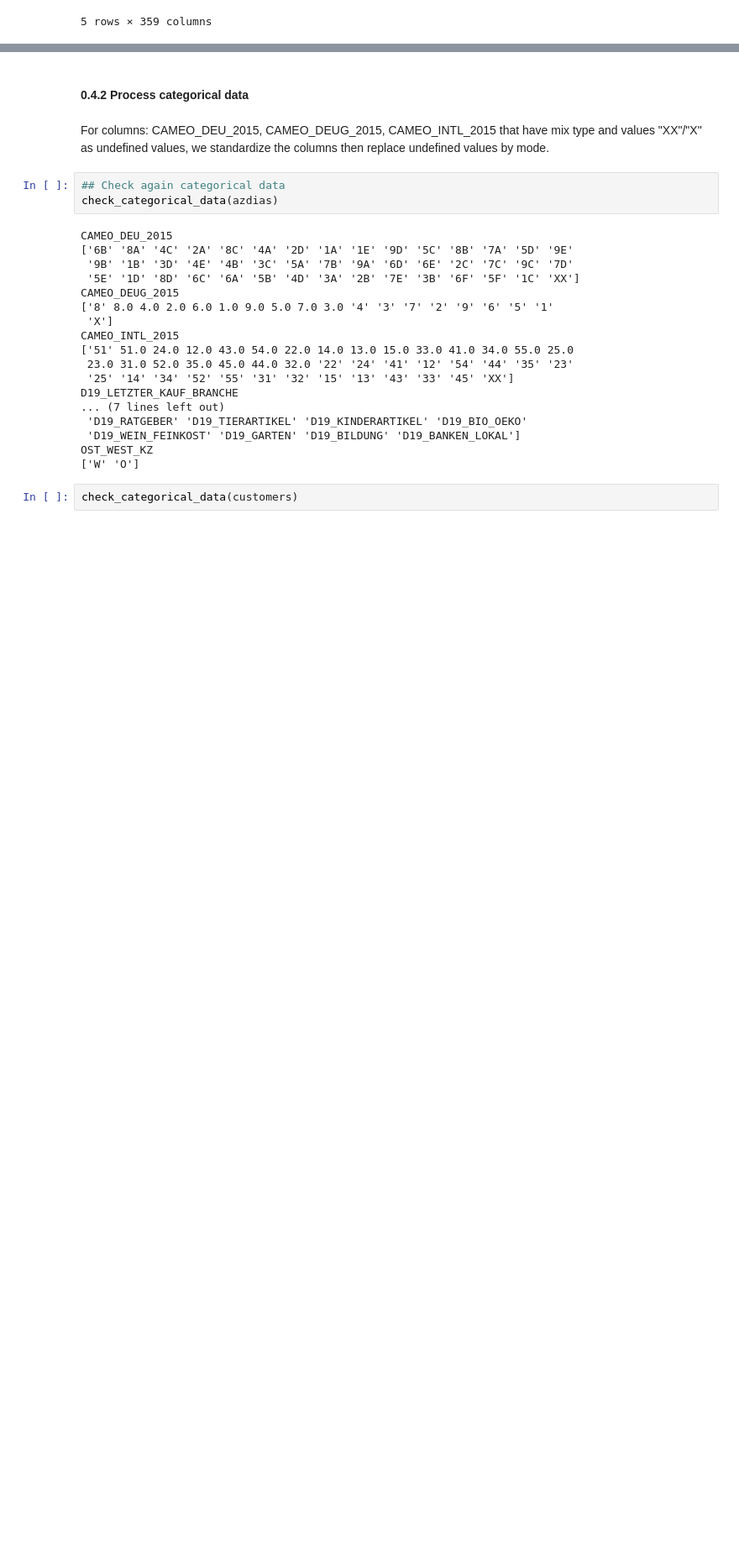
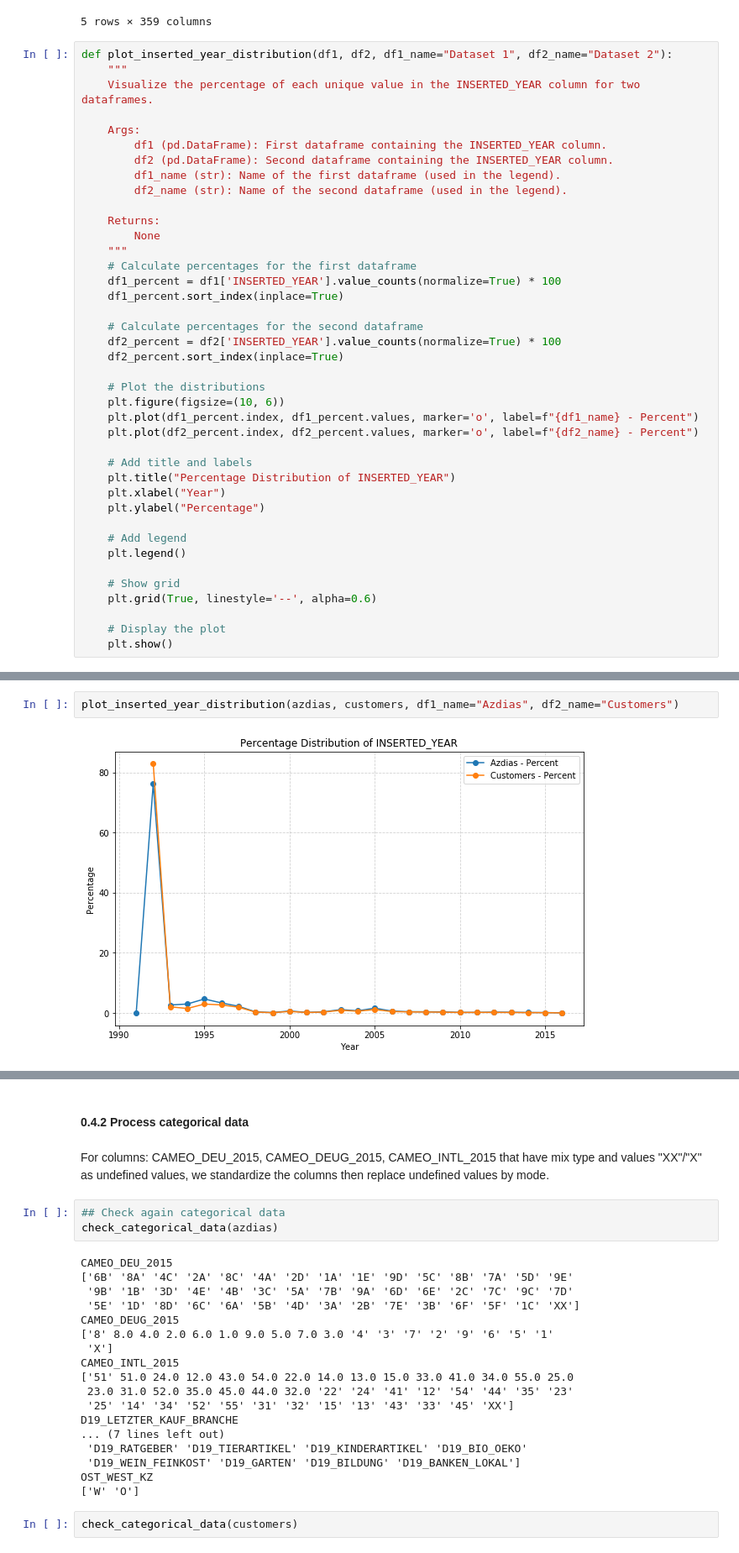
Before and after one commit to shinshinIruka/udacity_datascientist_project4, a Jupyter notebook: Arvato Project Workbook.ipynb, the cells around one changed output, grey strips where cells are left out. Shown at 84% size. Saved outputs shown, nothing was run; the diff lists cells and outputs as text; blank space fills up the shorter version.

```diff
--- a/Arvato Project Workbook.ipynb
+++ b/Arvato Project Workbook.ipynb
@@ -653,3 +744,43 @@ customers.head(5)
 | 3 | 1 | 1.0 | 8.0 | 8.0 | 0.0 | 0.0 | 0.0 | ... |
 | 4 | -1 | 1.0 | 20.0 | 14.0 | 7.0 | 0.0 | 0.0 | ... |
 5 rows × 359 columns
+# %%
+def plot_inserted_year_distribution(df1, df2, df1_name="Dataset 1", df2_name="Dataset 2"):
+    """
+    Visualize the percentage of each unique value in the INSERTED_YEAR column for two dataframes.
+
+    Args:
+        df1 (pd.DataFrame): First dataframe containing the INSERTED_YEAR column.
+        df2 (pd.DataFrame): Second dataframe containing the INSERTED_YEAR column.
+        df1_name (str): Name of the first dataframe (used in the legend).
+        df2_name (str): Name of the second dataframe (used in the legend).
+
+    Returns:
+        None
+    """
+    # Calculate percentages for the first dataframe
+    df1_percent = df1['INSERTED_YEAR'].value_counts(normalize=True) * 100
+    df1_percent.sort_index(inplace=True)
+
+    # Calculate percentages for the second dataframe
+    df2_percent = df2['INSERTED_YEAR'].value_counts(normalize=True) * 100
+    df2_percent.sort_index(inplace=True)
+
+    # Plot the distributions
+    plt.figure(figsize=(10, 6))
+    plt.plot(df1_percent.index, df1_percent.values, marker='o', label=f"{df1_name} - Percent")
+    plt.plot(df2_percent.index, df2_percent.values, marker='o', label=f"{df2_name} - Percent")
+
+    # Add title and labels
+    plt.title("Percentage Distribution of INSERTED_YEAR")
+    plt.xlabel("Year")
+    plt.ylabel("Percentage")
+
+    # Add legend
+    plt.legend()
+
+    # Show grid
+    plt.grid(True, linestyle='--', alpha=0.6)
+
+    # Display the plot
+    plt.show()
@@ -655,0 +789,4 @@ customers.head(5)
+# %%
+plot_inserted_year_distribution(azdias, customers, df1_name="Azdias", df2_name="Customers")
+# %% [output]
+[figure, added]
```
Also changed, not shown: parts of 16 cells of this notebook, 1 other file.
